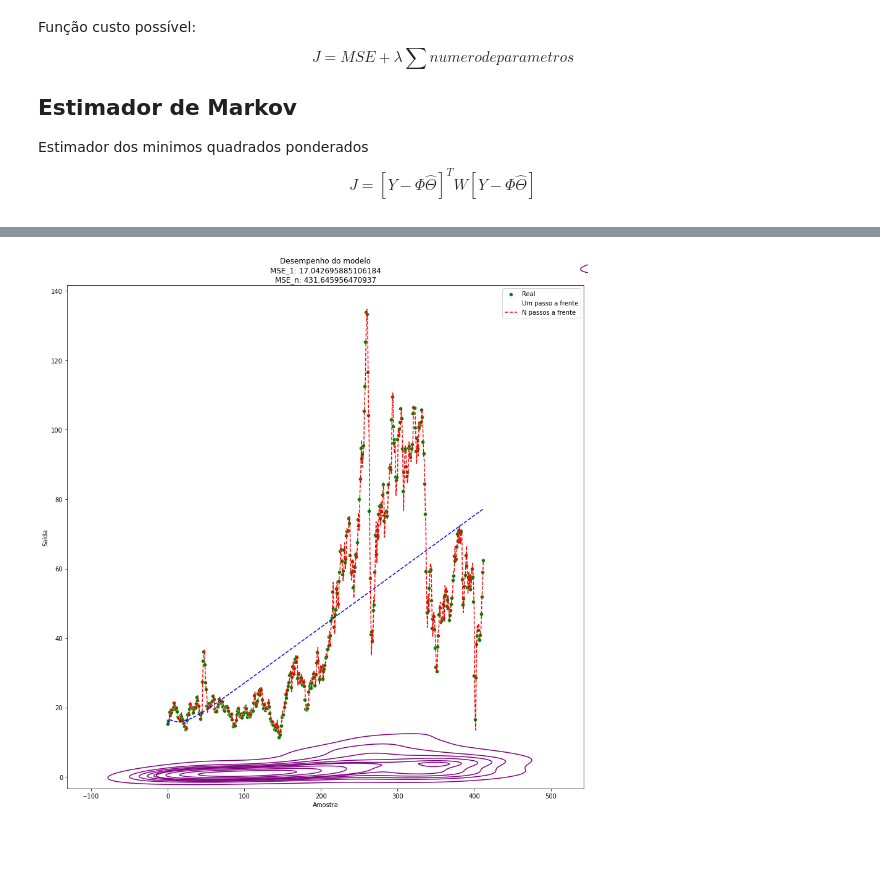
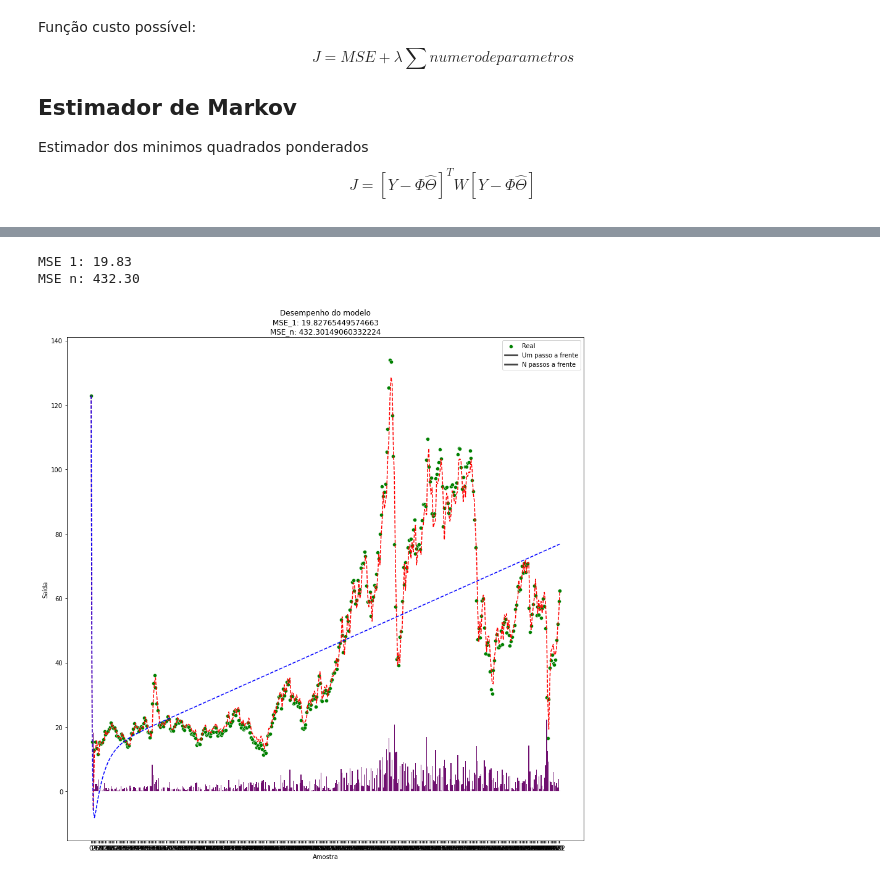
Before and after one commit to CaioMizerkowski/controle_avancado, a Jupyter notebook: TE975/aula_03.ipynb, the cells around one changed output, grey strips where cells are left out. Cells and saved outputs as stored; diff of their text form; code cells hidden in the pictures; blank space fills up the shorter version.

```diff
--- a/TE975/aula_03.ipynb
+++ b/TE975/aula_03.ipynb
@@ -125,0 +95,30 @@ MSE n: 431.645956470937
+# %%
+def gerar_yest_1(na, nb, u, y, theta):
+    # Inicia a matriz de valores n passos a frente para ser preenchida
+    deep = max(na, nb)
+    numparametros = na+nb
+    npts = u.size
+    yest_1 = np.ones(npts)
+    yest_1[:deep] = y[:deep] # Preenche os n pontos iniciais
+
+    # A partir do n ponto, calcula o valor da saída conforme os parametros estimados
+    yest_u_z = np.ones(numparametros)
+    for t in range(deep,npts):
+
+        for i in range(na):
+            j = i+1
+            yest_u_z[i] = -y[t-j]
+
+        for i in range(na,na+nb):
+            j = i+1-na
+            yest_u_z[i] = u[t-j]
+
+        # Previsão de um passo a frente
+        yest_1[t] = np.sum(theta*yest_u_z)
+    return yest_1
+# %%
+def gerar_dados(na, nb, u, y):
+    theta = gerar_coeficientes(na, nb, u, y)
+    yest_n = gerar_yest_n(na, nb, u, y, theta)
+    yest_1 = gerar_yest_1(na, nb, u, y, theta)
+    return yest_1, yest_n
@@ -126,15 +170,29 @@ MSE n: 431.645956470937
 # %%
+na, nb = 2, 2
+yest_1, yest_n = gerar_dados(na, nb, u, y)
+deep = max(na, nb)
+npts = u.size
+
+# Mean Squared Error (MSE) – objetivo é um menor MSE
+MSE_1 = np.sum((y-yest_1)**2)/(npts-deep)
+MSE_n = np.sum((y-yest_n)**2)/(npts-deep)
+
+print(f'MSE 1: {MSE_1:0.2f}')
+print(f'MSE n: {MSE_n:0.2f}')
+
 # Plota a figura
 plt.figure(figsize = (15,15))
 sb.scatterplot(x=u,y=y,color='green',markers='.')
-sb.kdeplot(x=u,y=np.abs(y-yest_1),color='purple')
+sb.barplot(x=u,y=np.abs(y-yest_1),color='purple')
 sb.lineplot(x=u,y=yest_1,color='red',linestyle='--')
 sb.lineplot(x=u,y=yest_n,color='blue',linestyle='--')
 plt.title(f'Desempenho do modelo\nMSE_1: {MSE_1}\nMSE_n: {MSE_n}')
 plt.legend(labels=["Real","Um passo a frente","N passos a frente"])
 plt.xlabel('Amostra')
 plt.ylabel('Saída')
 plt.show()
 plt.close()
 # %% [output]
+MSE 1: 19.83
+MSE n: 432.30
-[figure, old version]
+[figure, new version]
```
Also changed, not shown: parts of 13 cells of this notebook.
